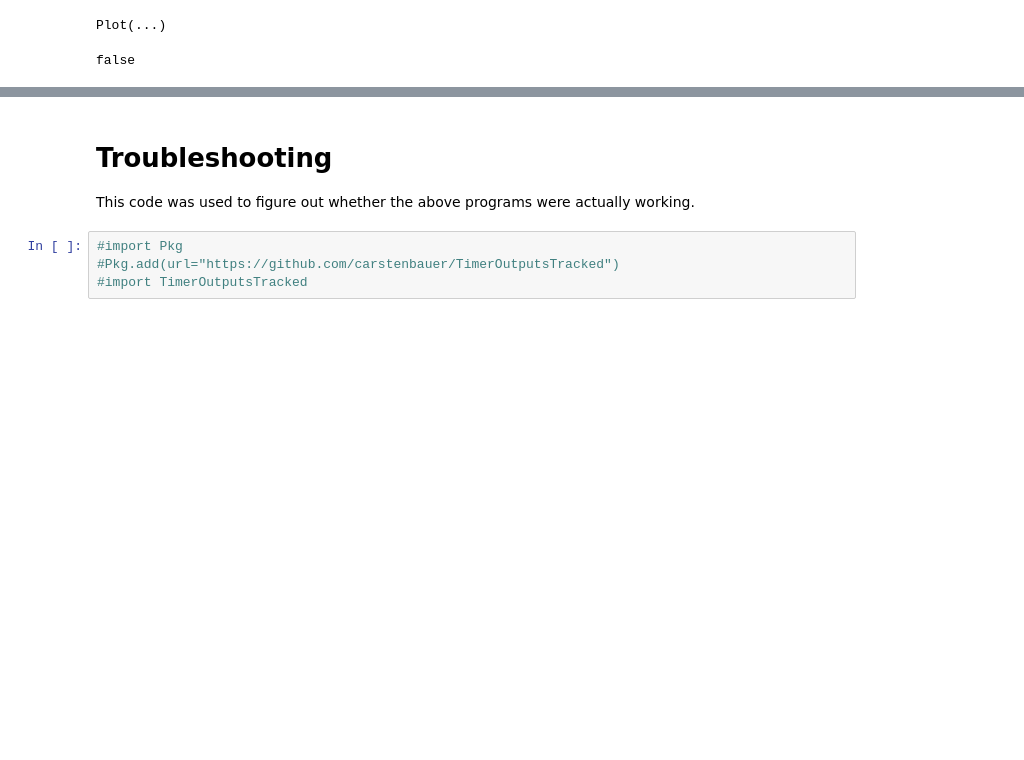
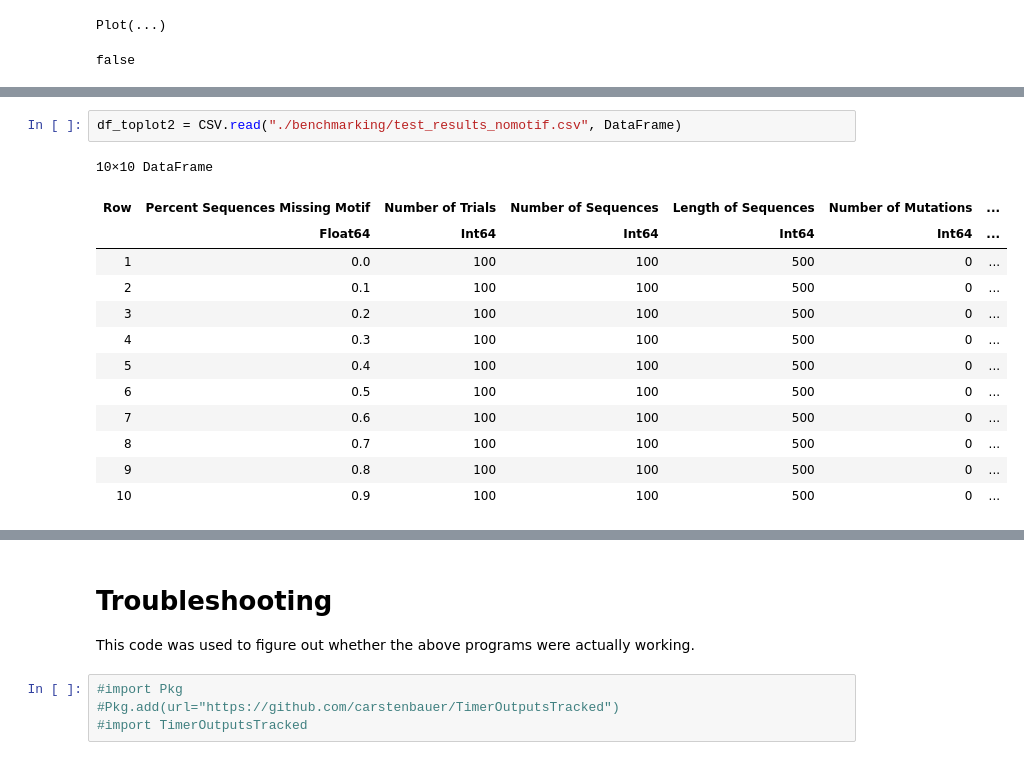
Before and after one commit to Karthik2924/CSC530_project, a Jupyter notebook: pso paper implementation.ipynb, the cells around one changed output, grey strips where cells are left out. Drawn from its saved outputs; the diff is of its cells as text; blank space fills up the shorter version.

```diff
--- a/pso paper implementation.ipynb
+++ b/pso paper implementation.ipynb
@@ -1810,0 +1993,16 @@ false
+# %%
+df_toplot2 = CSV.read("./benchmarking/test_results_nomotif.csv", DataFrame)
+# %% [output]
+10×10 DataFrame
+| Row | Percent Sequences Missing Motif | Number of Trials | Number of Sequences | Length of Sequences | Number of Mutations | ... |
+|  | Float64 | Int64 | Int64 | Int64 | Int64 | ... |
+| 1 | 0.0 | 100 | 100 | 500 | 0 | ... |
+| 2 | 0.1 | 100 | 100 | 500 | 0 | ... |
+| 3 | 0.2 | 100 | 100 | 500 | 0 | ... |
+| 4 | 0.3 | 100 | 100 | 500 | 0 | ... |
+| 5 | 0.4 | 100 | 100 | 500 | 0 | ... |
+| 6 | 0.5 | 100 | 100 | 500 | 0 | ... |
+| 7 | 0.6 | 100 | 100 | 500 | 0 | ... |
+| 8 | 0.7 | 100 | 100 | 500 | 0 | ... |
+| 9 | 0.8 | 100 | 100 | 500 | 0 | ... |
+| 10 | 0.9 | 100 | 100 | 500 | 0 | ... |
```
Also changed, not shown: parts of 20 cells of this notebook, 7 other files.
